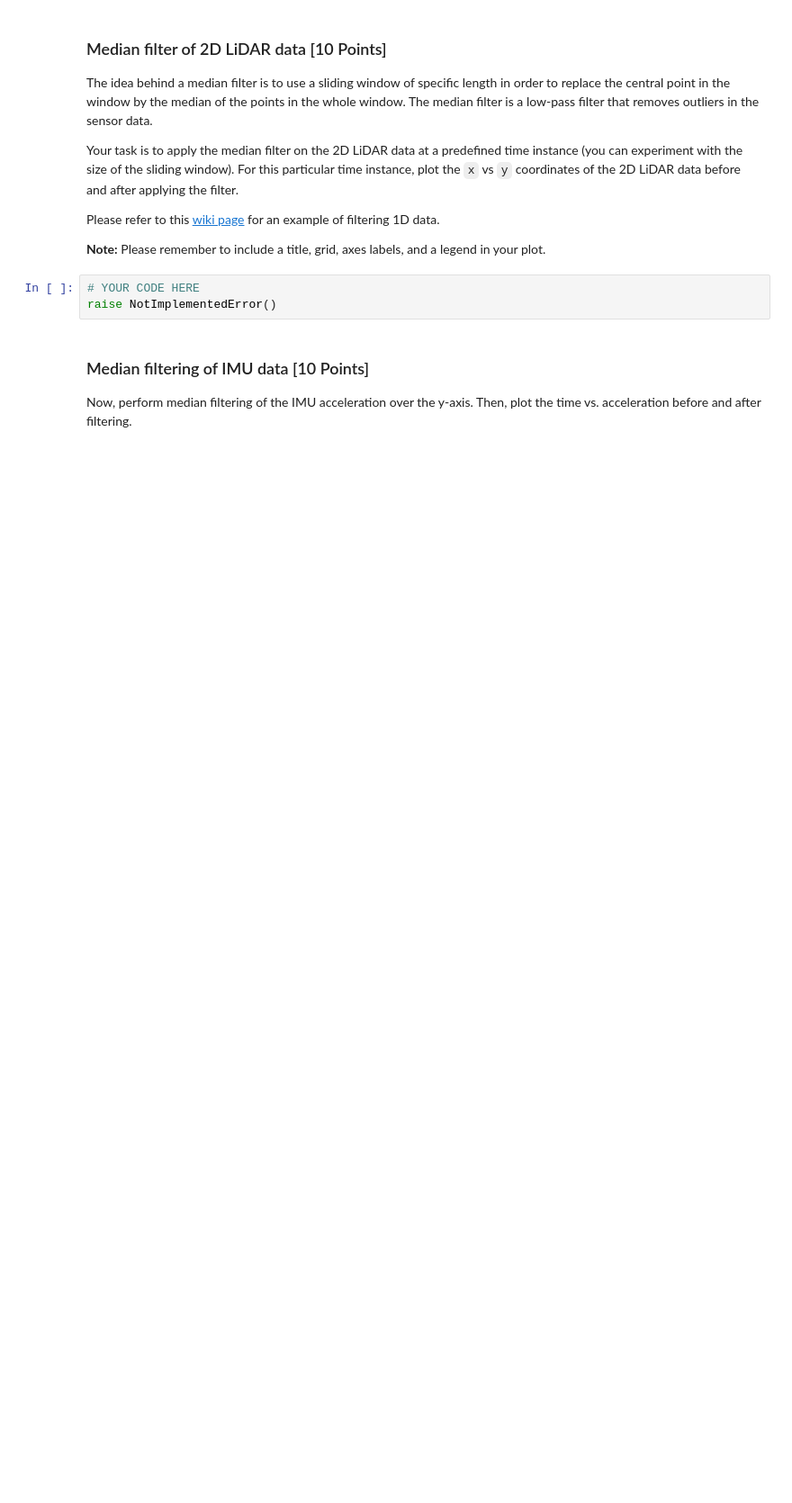
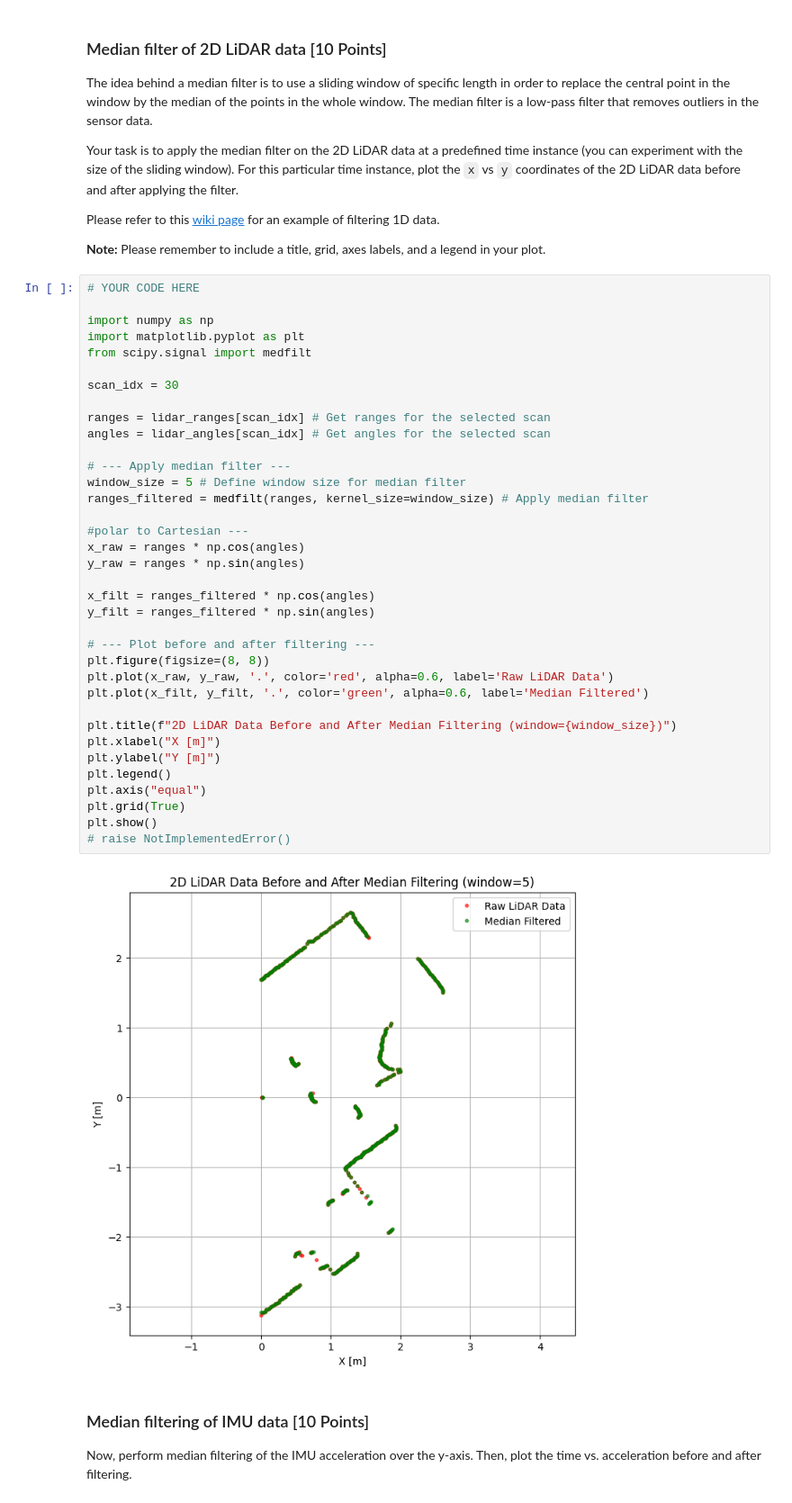
Before and after one commit to ibrahim-1811/amr_assignments_WS25, a Jupyter notebook: Assignment_2/AMR_WS25_Assignment02.ipynb, the cells around one changed output. Shown at 90% size. Saved outputs shown, nothing was run; the diff lists cells and outputs as text; blank space fills up the shorter version.

```diff
--- a/Assignment_2/AMR_WS25_Assignment02.ipynb
+++ b/Assignment_2/AMR_WS25_Assignment02.ipynb
@@ -136,7 +199,42 @@ Please refer to this [wiki page](https://en.wikipedia.org/wiki/Median_filter) fo
 **Note:** Please remember to include a title, grid, axes labels, and a legend in your plot.
 # %%
 # YOUR CODE HERE
-raise NotImplementedError()
+
+import numpy as np
+import matplotlib.pyplot as plt
+from scipy.signal import medfilt
+
+scan_idx = 30
+
+ranges = lidar_ranges[scan_idx] # Get ranges for the selected scan
+angles = lidar_angles[scan_idx] # Get angles for the selected scan
+
+# --- Apply median filter ---
+window_size = 5 # Define window size for median filter
+ranges_filtered = medfilt(ranges, kernel_size=window_size) # Apply median filter
+
+#polar to Cartesian ---
+x_raw = ranges * np.cos(angles)
+y_raw = ranges * np.sin(angles)
+
+x_filt = ranges_filtered * np.cos(angles)
+y_filt = ranges_filtered * np.sin(angles)
+
+# --- Plot before and after filtering ---
+plt.figure(figsize=(8, 8))
+plt.plot(x_raw, y_raw, '.', color='red', alpha=0.6, label='Raw LiDAR Data')
+plt.plot(x_filt, y_filt, '.', color='green', alpha=0.6, label='Median Filtered')
+
+plt.title(f"2D LiDAR Data Before and After Median Filtering (window={window_size})")
+plt.xlabel("X [m]")
+plt.ylabel("Y [m]")
+plt.legend()
+plt.axis("equal")
+plt.grid(True)
+plt.show()
+# raise NotImplementedError()
+# %% [output]
+[figure, added]
 # %% [markdown]
 
 ### Median filtering of IMU data [10 Points]
```
Also changed, not shown: parts of 6 cells of this notebook.
